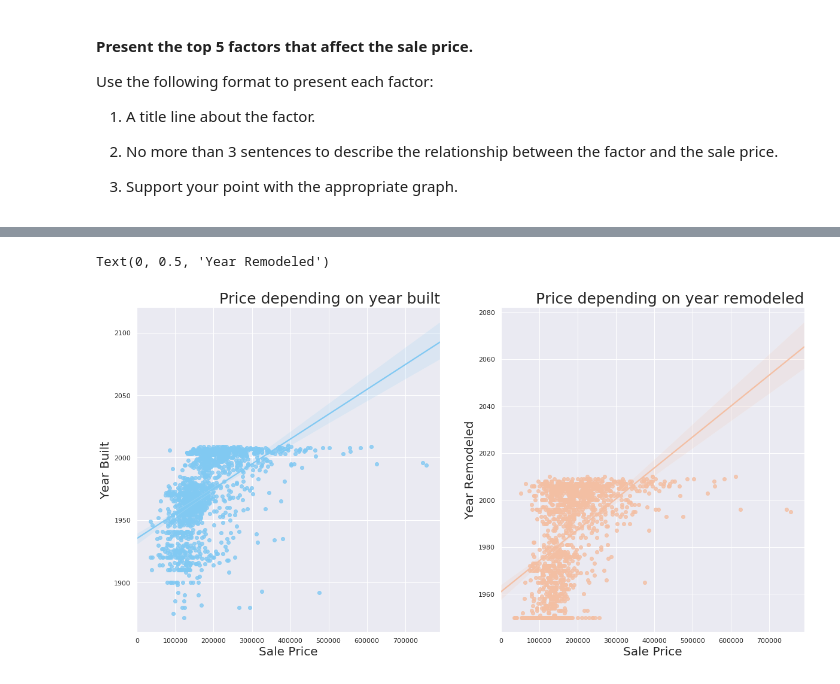
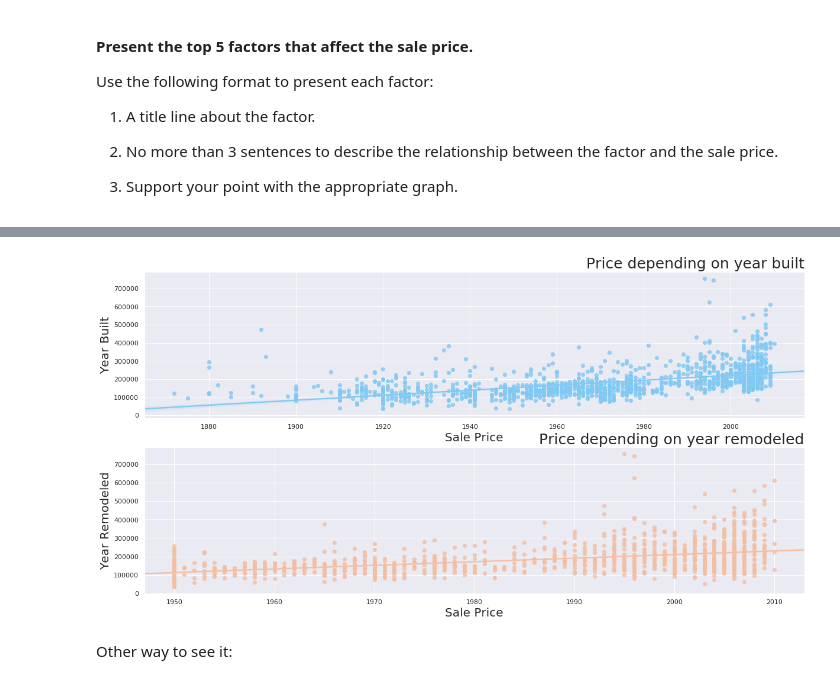
Before and after one commit to ta-datapt-bcn/lab-storytelling-data-visualization, a Jupyter notebook: your-code/main.ipynb, the cells around one changed output, grey strips where cells are left out. Saved outputs shown, nothing was run; the diff lists cells and outputs as text; code cells hidden in the pictures.

```diff
--- a/your-code/main.ipynb
+++ b/your-code/main.ipynb
@@ -251,22 +262,23 @@ sns.regplot(x='SalePrice', y='OverallQual', data=df, color='#d4ac29')
 # %%
 # 2. Year Built/ Year Remodeled
-f, [ax1, ax2] = plt.subplots(1, 2, figsize=(20, 10))
+f, [ax1, ax2] = plt.subplots(2, 1, figsize=(20, 10))
 plt.sca(ax1)
-ax1 = sns.regplot(x='SalePrice', y='YearBuilt',
+ax1 = sns.regplot(x='YearBuilt', y='SalePrice',
                   data=df, color='#81c9f3')
 ax1.set_title('Price depending on year built', loc='right', fontsize=25, fontweight=300)
 plt.xlabel('Sale Price', fontsize=20, fontweight=200)
 plt.ylabel('Year Built', fontsize=20, fontweight=200)
 
-
 plt.sca(ax2)
-ax2 = sns.regplot(x='SalePrice', y='YearRemodAdd', data=df, color='#F4BFA3')
+ax2 = sns.regplot(x='YearRemodAdd', y='SalePrice', data=df, color='#F4BFA3')
 ax2.set_title('Price depending on year remodeled', loc='right', fontsize=25, fontweight=300)
 plt.xlabel('Sale Price', fontsize=20, fontweight=200)
 plt.ylabel('Year Remodeled', fontsize=20, fontweight=200)
+plt.show()
 # %% [output]
-Text(0, 0.5, 'Year Remodeled')
-[figure, old version]
+[figure, new version]
+# %% [markdown]
+Other way to see it:
 # %%
 # 2. Year Built/ Year Remodeled
 f, ax = plt.subplots(figsize=(20, 10))
```
Also changed, not shown: parts of 24 cells of this notebook.
